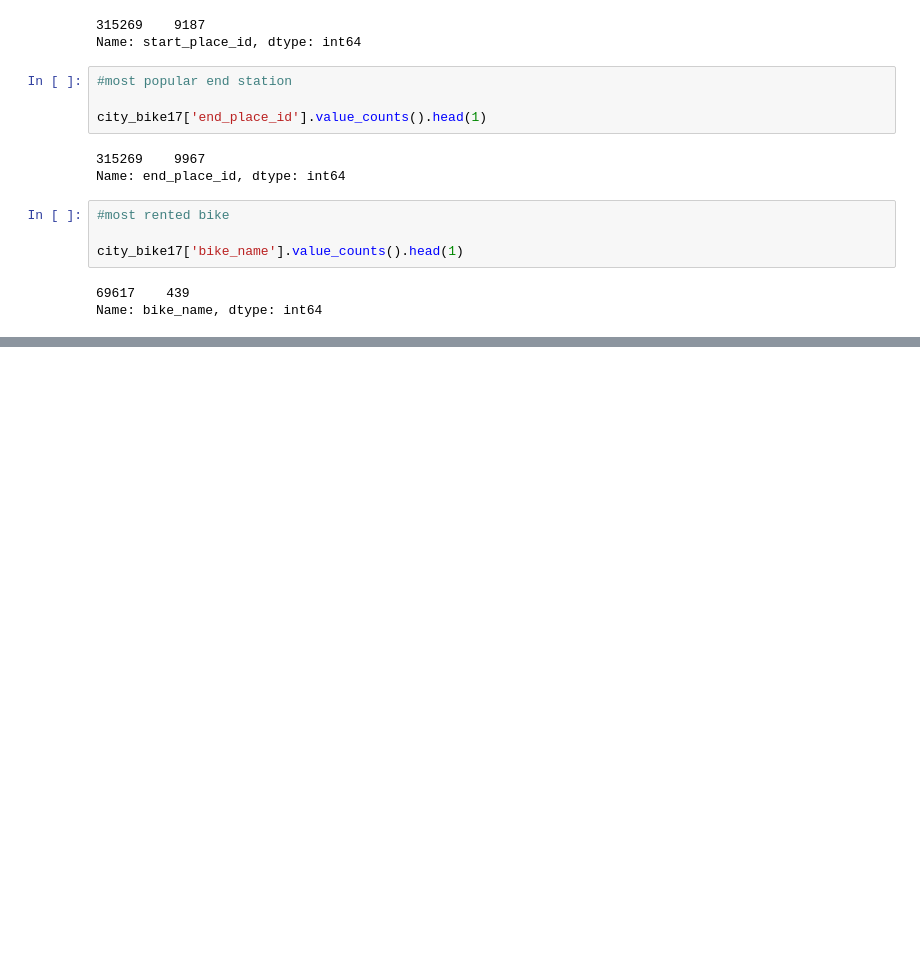
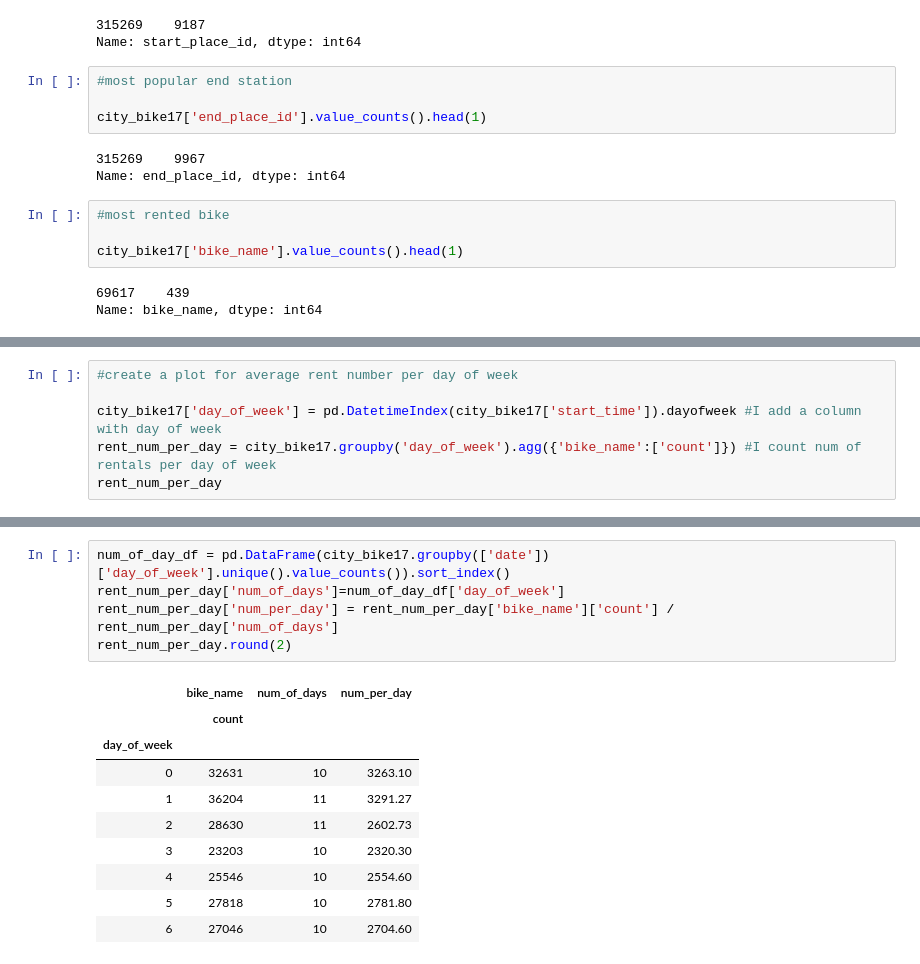
Before and after one commit to KGorczyca/City_bike_Lublin, a Jupyter notebook: PROJEKT.ipynb, the cells around one changed output, grey strips where cells are left out. Saved outputs shown, nothing was run; the diff lists cells and outputs as text; blank space fills up the shorter version.

```diff
--- a/PROJEKT.ipynb
+++ b/PROJEKT.ipynb
@@ -237,0 +272,6 @@ Name: bike_name, dtype: int64
+# %%
+#create a plot for average rent number per day of week
+
+city_bike17['day_of_week'] = pd.DatetimeIndex(city_bike17['start_time']).dayofweek #I add a column with day of week
+rent_num_per_day = city_bike17.groupby('day_of_week').agg({'bike_name':['count']}) #I count num of rentals per day of week
+rent_num_per_day
@@ -237,0 +289,16 @@ Name: bike_name, dtype: int64
+# %%
+num_of_day_df = pd.DataFrame(city_bike17.groupby(['date'])['day_of_week'].unique().value_counts()).sort_index()
+rent_num_per_day['num_of_days']=num_of_day_df['day_of_week']
+rent_num_per_day['num_per_day'] = rent_num_per_day['bike_name']['count'] / rent_num_per_day['num_of_days']
+rent_num_per_day.round(2)
+# %% [output]
+|  | bike_name | num_of_days | num_per_day |
+|  | count |  |  |
+| day_of_week |  |  |  |
+| 0 | 32631 | 10 | 3263.10 |
+| 1 | 36204 | 11 | 3291.27 |
+| 2 | 28630 | 11 | 2602.73 |
+| 3 | 23203 | 10 | 2320.30 |
+| 4 | 25546 | 10 | 2554.60 |
+| 5 | 27818 | 10 | 2781.80 |
+| 6 | 27046 | 10 | 2704.60 |
```
Also changed, not shown: parts of 9 cells of this notebook.
